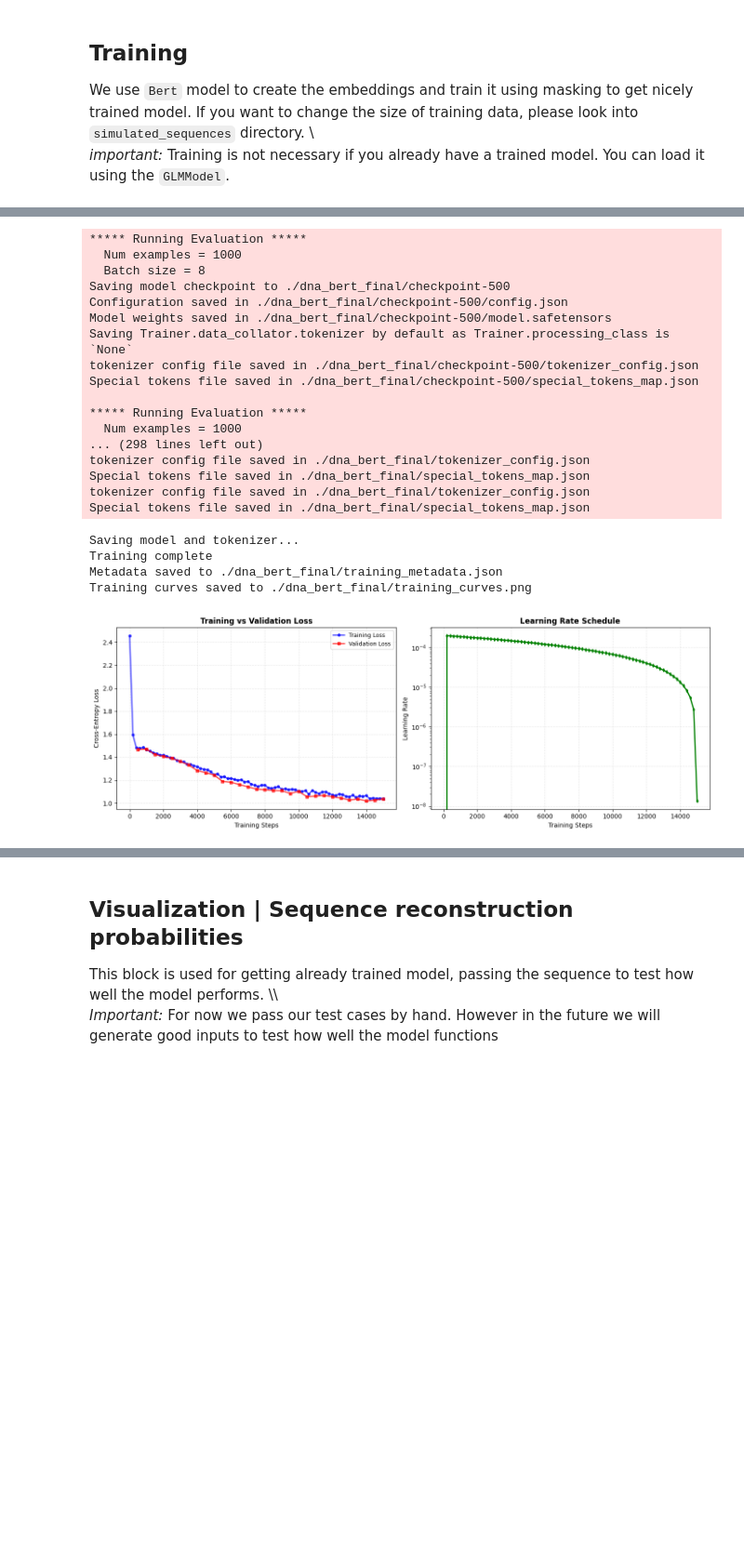
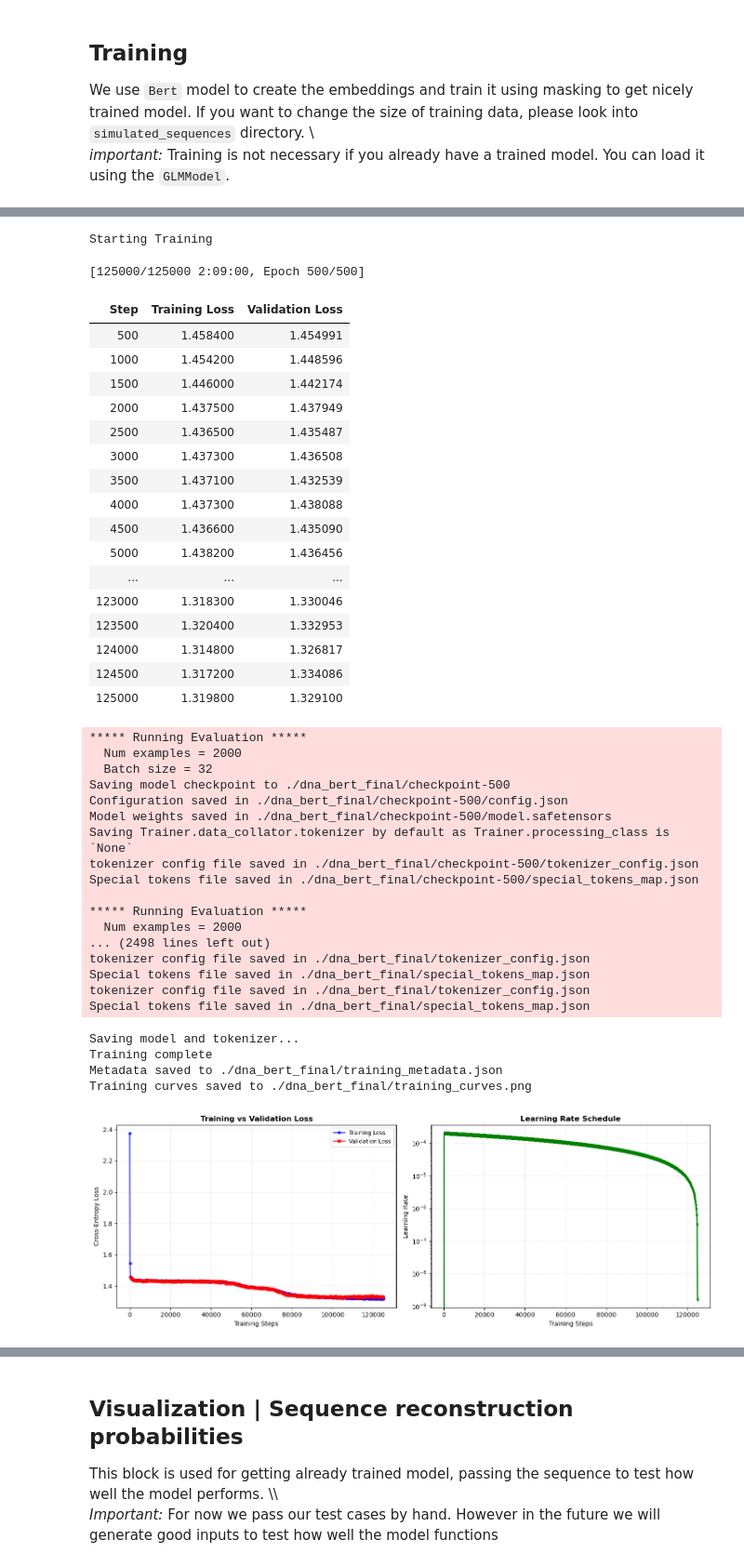
Before and after one commit to giokepa/Sysgen-GLM-for-Indels, a Jupyter notebook: visualize_data.ipynb, the cells around one changed output, grey strips where cells are left out. Shown at 93% size. Saved outputs shown, nothing was run; the diff lists cells and outputs as text; code cells hidden in the pictures; blank space fills up the shorter version.

```diff
--- a/visualize_data.ipynb
+++ b/visualize_data.ipynb
@@ -17,5 +17,5 @@ No trained model loaded. Call train() to train the model.
 We use `Bert` model to create the embeddings and train it using masking to get nicely trained model. If you want to change the size of training data, please look into `simulated_sequences` directory. \\\
 *important:* Training is not necessary if you already have a trained model. You can load it using the `GLMModel`.
 # %%
-model.train(epochs=30, batch_size=8, lr=2e-4)
+model.train(epochs=500, batch_size=32, lr=2e-4)
 # %% [output]
@@ -50,22 +32,41 @@ Starting Training
-***** Running Evaluation *****
-  Num examples = 1000
-  Batch size = 8
-Saving model checkpoint to ./dna_bert_final/checkpoint-500
-Configuration saved in ./dna_bert_final/checkpoint-500/config.json
-Model weights saved in ./dna_bert_final/checkpoint-500/model.safetensors
-Saving Trainer.data_collator.tokenizer by default as Trainer.processing_class is `None`
-tokenizer config file saved in ./dna_bert_final/checkpoint-500/tokenizer_config.json
-Special tokens file saved in ./dna_bert_final/checkpoint-500/special_tokens_map.json
-
-***** Running Evaluation *****
-  Num examples = 1000
-... (298 lines left out)
-tokenizer config file saved in ./dna_bert_final/tokenizer_config.json
-Special tokens file saved in ./dna_bert_final/special_tokens_map.json
-tokenizer config file saved in ./dna_bert_final/tokenizer_config.json
-Special tokens file saved in ./dna_bert_final/special_tokens_map.json
+Starting Training
-Saving model and tokenizer...
-Training complete
-Metadata saved to ./dna_bert_final/training_metadata.json
-Training curves saved to ./dna_bert_final/training_curves.png
+[125000/125000 2:09:00, Epoch 500/500]
+| Step | Training Loss | Validation Loss |
+| 500 | 1.458400 | 1.454991 |
+| 1000 | 1.454200 | 1.448596 |
+| 1500 | 1.446000 | 1.442174 |
+| 2000 | 1.437500 | 1.437949 |
+| 2500 | 1.436500 | 1.435487 |
+| 3000 | 1.437300 | 1.436508 |
+| 3500 | 1.437100 | 1.432539 |
+| 4000 | 1.437300 | 1.438088 |
+| 4500 | 1.436600 | 1.435090 |
+| 5000 | 1.438200 | 1.436456 |
+| ... | ... | ... |
+| 123000 | 1.318300 | 1.330046 |
+| 123500 | 1.320400 | 1.332953 |
+| 124000 | 1.314800 | 1.326817 |
+| 124500 | 1.317200 | 1.334086 |
+| 125000 | 1.319800 | 1.329100 |
+***** Running Evaluation *****
+  Num examples = 2000
+  Batch size = 32
+Saving model checkpoint to ./dna_bert_final/checkpoint-500
+Configuration saved in ./dna_bert_final/checkpoint-500/config.json
+Model weights saved in ./dna_bert_final/checkpoint-500/model.safetensors
+Saving Trainer.data_collator.tokenizer by default as Trainer.processing_class is `None`
+tokenizer config file saved in ./dna_bert_final/checkpoint-500/tokenizer_config.json
+Special tokens file saved in ./dna_bert_final/checkpoint-500/special_tokens_map.json
+
+***** Running Evaluation *****
+  Num examples = 2000
+... (2498 lines left out)
+tokenizer config file saved in ./dna_bert_final/tokenizer_config.json
+Special tokens file saved in ./dna_bert_final/special_tokens_map.json
+tokenizer config file saved in ./dna_bert_final/tokenizer_config.json
+Special tokens file saved in ./dna_bert_final/special_tokens_map.json
+Saving model and tokenizer...
+Training complete
+Metadata saved to ./dna_bert_final/training_metadata.json
+Training curves saved to ./dna_bert_final/training_curves.png
-[figure, old version]
+[figure, new version]
```
Also changed, not shown: parts of 6 cells of this notebook, 3 other files.
